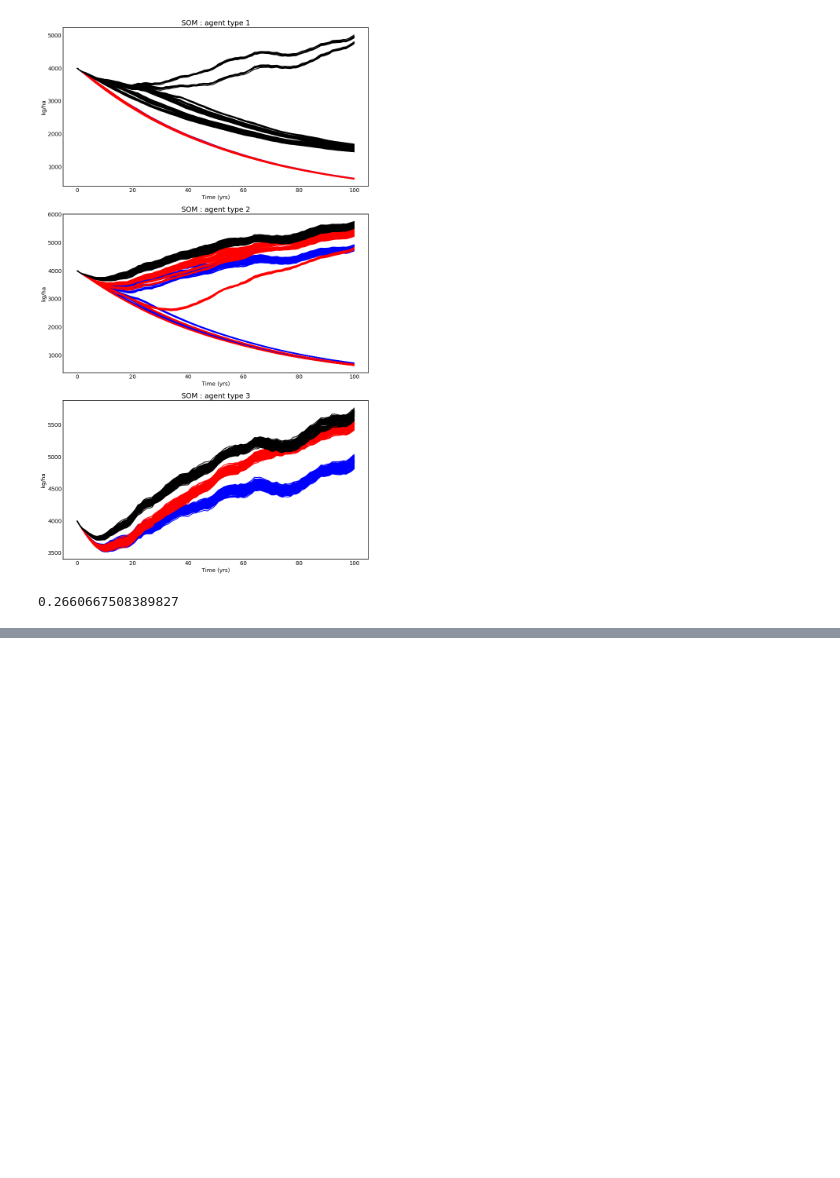
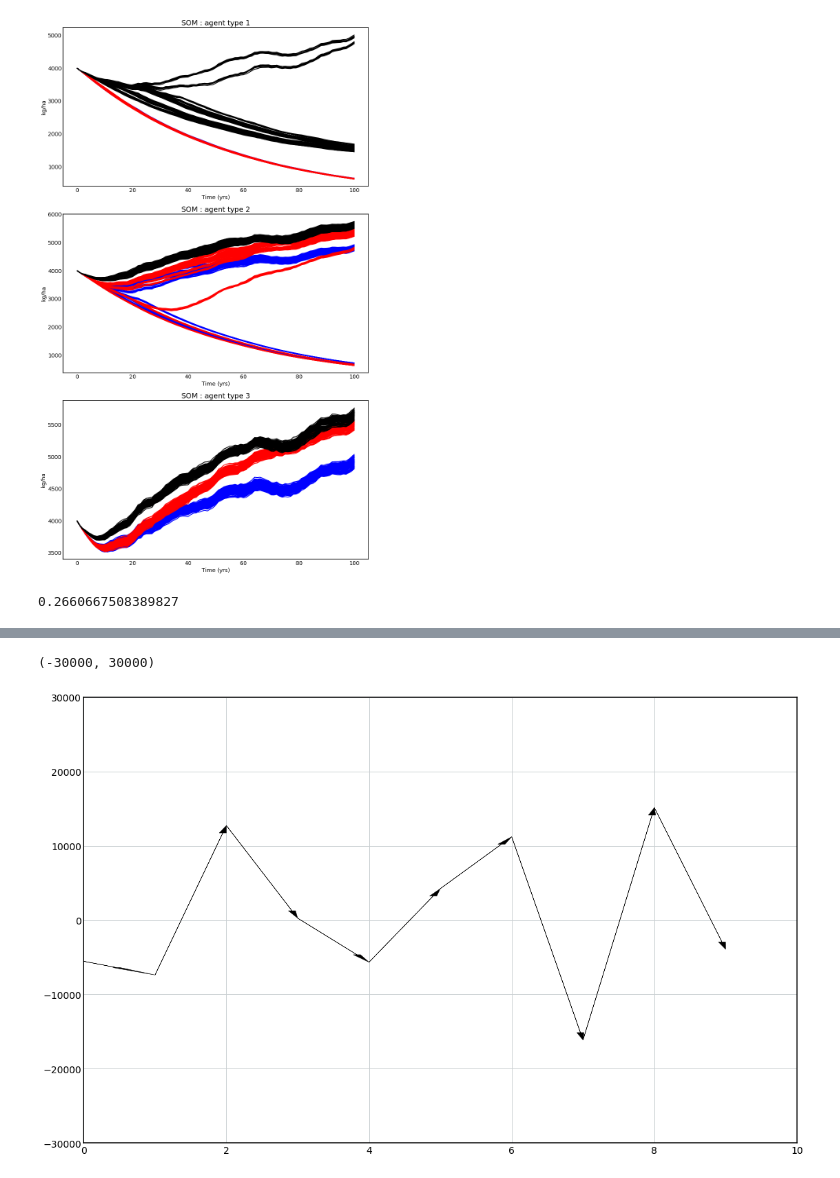
Before and after one commit to t-g-williams/adaptation_abm, a Jupyter notebook: experiments/scenario_comparison.ipynb, the cells around one changed output, grey strips where cells are left out. Drawn from its saved outputs; the diff is of its cells as text; code cells hidden in the pictures; blank space fills up the shorter version.

```diff
--- a/experiments/scenario_comparison.ipynb
+++ b/experiments/scenario_comparison.ipynb
@@ -71,0 +84,13 @@ inp_base['land']['rain_cropfail_low_SOM']
+# %%
+fig, ax = plt.subplots()
+xs = np.arange(10)
+ys = np.random.normal(size=10) * 10000
+for i in range(len(xs)-1):
+    ax.arrow(xs[i], ys[i], xs[i+1]-xs[i], ys[i+1]-ys[i], color='k',
+             head_width=0.1,head_length=1000, length_includes_head=True, overhang=0, width=0.001)
+
+ax.set_xlim([0,10])
+ax.set_ylim([-30000,30000])
+# %% [output]
+(-30000, 30000)
+[figure, added]
```
Also changed, not shown: parts of 2 cells of this notebook, 1 other file.
